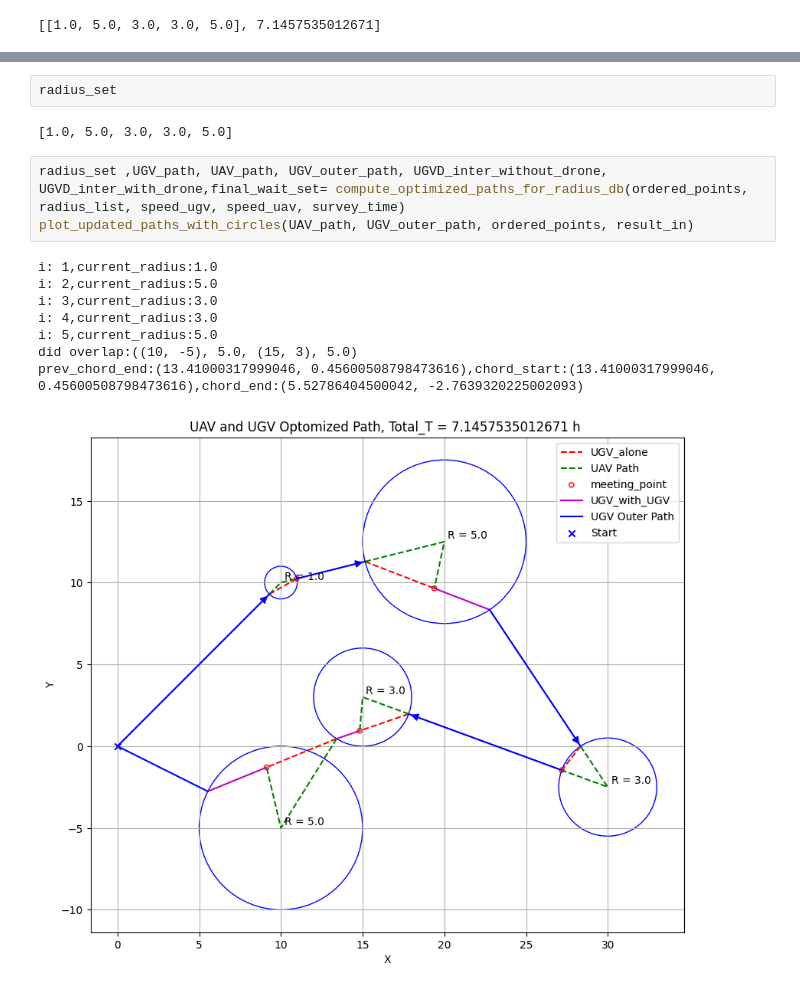
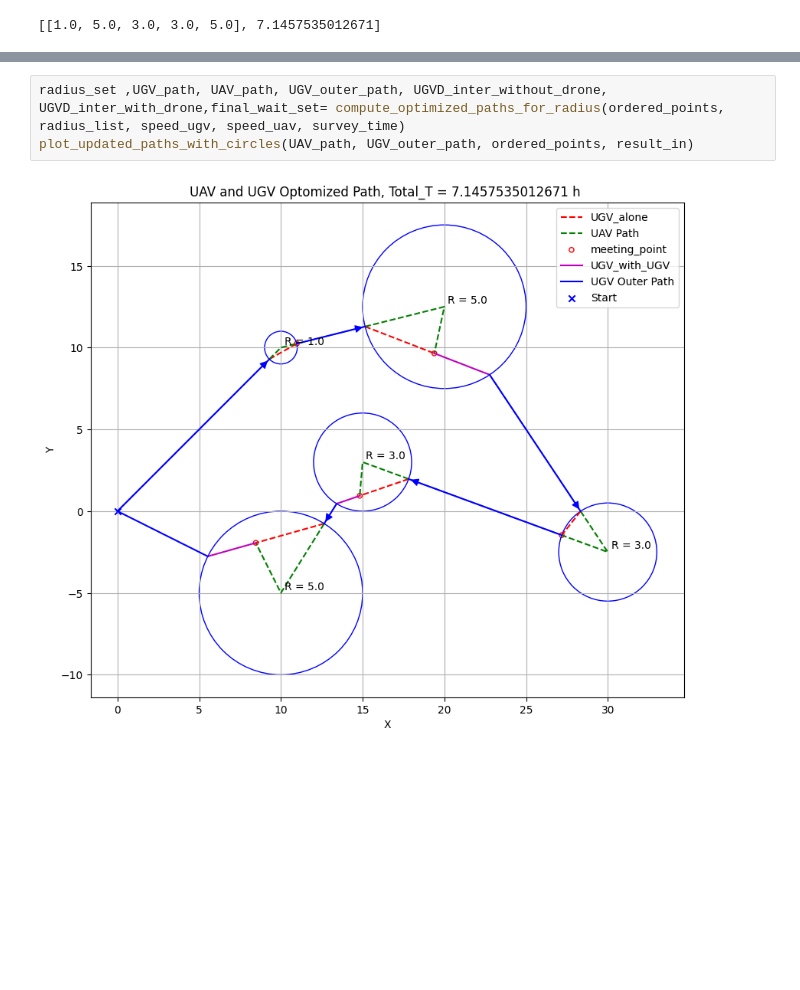
Before and after one commit to BillCai06/codetest, a Jupyter notebook: Landing robot/Codes/cleanout_code/DFS_Tree.ipynb, the cells around one changed output, grey strips where cells are left out. Cells and saved outputs as stored; diff of their text form; blank space fills up the shorter version.

```diff
--- a/Landing robot/Codes/cleanout_code/DFS_Tree.ipynb
+++ b/Landing robot/Codes/cleanout_code/DFS_Tree.ipynb
@@ -638,16 +567,5 @@ def compute_optimized_paths_for_radius_db(ordered_points, radius_combination, sp
-# %%
-radius_set
-# %% [output]
-[1.0, 5.0, 3.0, 3.0, 5.0]
 # %%
-radius_set ,UGV_path, UAV_path, UGV_outer_path, UGVD_inter_without_drone, UGVD_inter_with_drone,final_wait_set= compute_optimized_paths_for_radius_db(ordered_points, radius_list, speed_ugv, speed_uav, survey_time)
+radius_set ,UGV_path, UAV_path, UGV_outer_path, UGVD_inter_without_drone, UGVD_inter_with_drone,final_wait_set= compute_optimized_paths_for_radius(ordered_points, radius_list, speed_ugv, speed_uav, survey_time)
 plot_updated_paths_with_circles(UAV_path, UGV_outer_path, ordered_points, result_in)
 # %% [output]
-i: 1,current_radius:1.0
-i: 2,current_radius:5.0
-i: 3,current_radius:3.0
-i: 4,current_radius:3.0
-i: 5,current_radius:5.0
-did overlap:((10, -5), 5.0, (15, 3), 5.0)
-prev_chord_end:(13.41000317999046, 0.45600508798473616),chord_start:(13.41000317999046, 0.45600508798473616),chord_end:(5.52786404500042, -2.7639320225002093)
-[figure, old version]
+[figure, new version]
```
Also changed, not shown: parts of 3 cells of this notebook, 2 other files.
